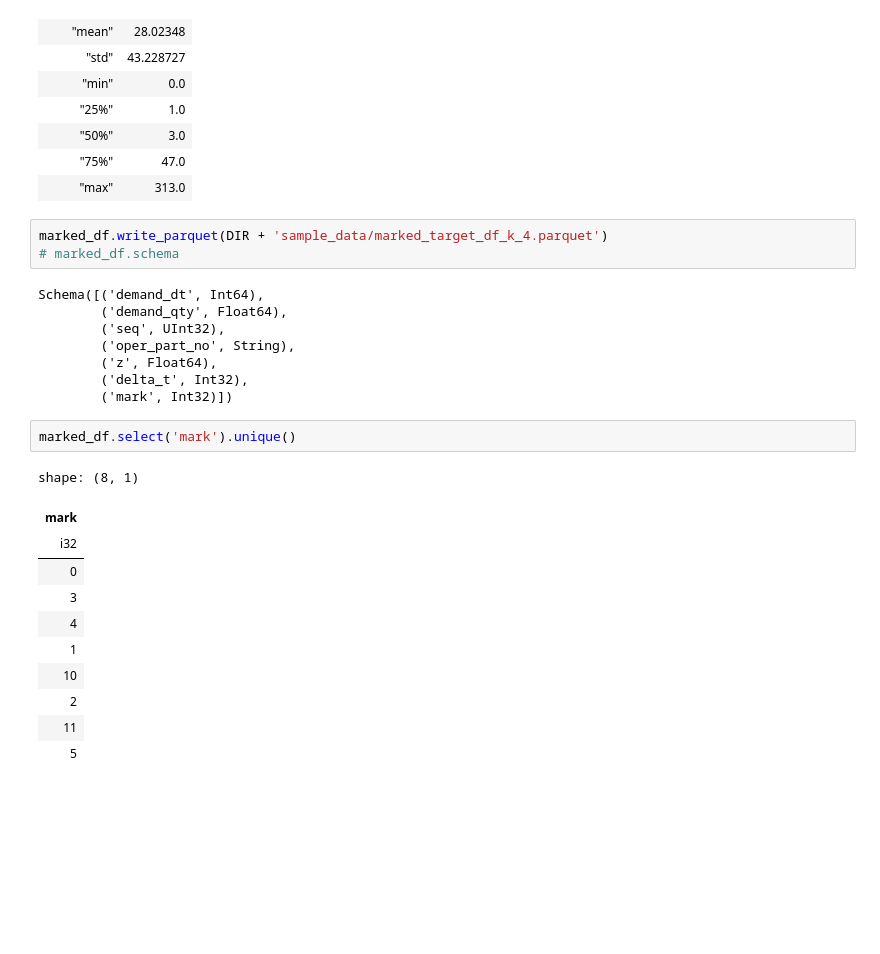
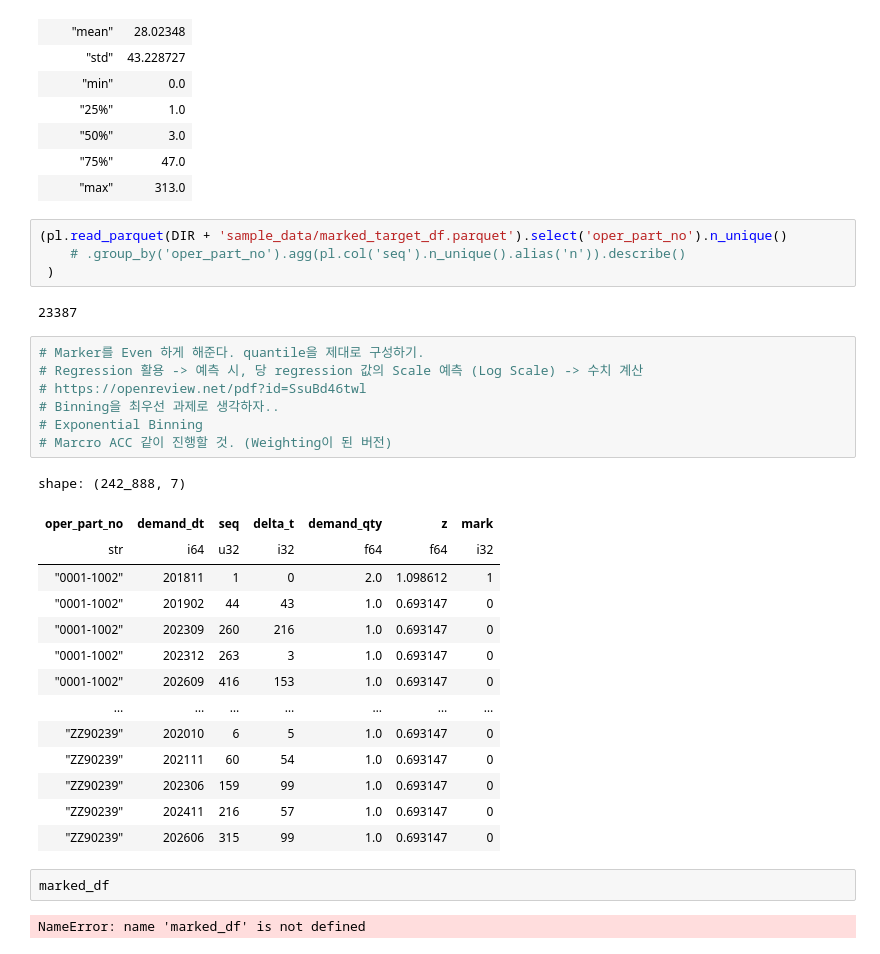
Before and after one commit to LeeKwanHyeong/paper_research, a Jupyter notebook: simple_lab_test/data_preprocess.ipynb, the cells around one changed output. Cells and saved outputs as stored; diff of their text form; blank space fills up the shorter version.

Commit message:
# HQ Data 적용

```diff
--- a/simple_lab_test/data_preprocess.ipynb
+++ b/simple_lab_test/data_preprocess.ipynb
@@ -276,27 +269,34 @@ shape: (9, 2)
 | "75%" | 47.0 |
 | "max" | 313.0 |
 # %%
-marked_df.write_parquet(DIR + 'sample_data/marked_target_df_k_4.parquet')
-# marked_df.schema
+(pl.read_parquet(DIR + 'sample_data/marked_target_df.parquet').select('oper_part_no').n_unique()
+    # .group_by('oper_part_no').agg(pl.col('seq').n_unique().alias('n')).describe()
+ )
 # %% [output]
-Schema([('demand_dt', Int64),
-        ('demand_qty', Float64),
-        ('seq', UInt32),
-        ('oper_part_no', String),
-        ('z', Float64),
-        ('delta_t', Int32),
-        ('mark', Int32)])
+23387
 # %%
-marked_df.select('mark').unique()
+# Marker를 Even 하게 해준다. quantile을 제대로 구성하기.
+# Regression 활용 -> 예측 시, 당 regression 값의 Scale 예측 (Log Scale) -> 수치 계산
+# https://openreview.net/pdf?id=SsuBd46twl
+# Binning을 최우선 과제로 생각하자..
+# Exponential Binning
+# Marcro ACC 같이 진행할 것. (Weighting이 된 버전)
 # %% [output]
-shape: (8, 1)
+shape: (242_888, 7)
-| mark |
-| i32 |
-| 0 |
-| 3 |
-| 4 |
-| 1 |
-| 10 |
-| 2 |
-| 11 |
-| 5 |
+| oper_part_no | demand_dt | seq | delta_t | demand_qty | z | mark |
+| str | i64 | u32 | i32 | f64 | f64 | i32 |
+| "0001-1002" | 201811 | 1 | 0 | 2.0 | 1.098612 | 1 |
+| "0001-1002" | 201902 | 44 | 43 | 1.0 | 0.693147 | 0 |
+| "0001-1002" | 202309 | 260 | 216 | 1.0 | 0.693147 | 0 |
+| "0001-1002" | 202312 | 263 | 3 | 1.0 | 0.693147 | 0 |
+| "0001-1002" | 202609 | 416 | 153 | 1.0 | 0.693147 | 0 |
+| … | … | … | … | … | … | … |
+| "ZZ90239" | 202010 | 6 | 5 | 1.0 | 0.693147 | 0 |
+| "ZZ90239" | 202111 | 60 | 54 | 1.0 | 0.693147 | 0 |
+| "ZZ90239" | 202306 | 159 | 99 | 1.0 | 0.693147 | 0 |
+| "ZZ90239" | 202411 | 216 | 57 | 1.0 | 0.693147 | 0 |
+| "ZZ90239" | 202606 | 315 | 99 | 1.0 | 0.693147 | 0 |
+# %%
+marked_df
+# %% [output]
+NameError: name 'marked_df' is not defined
```
Also changed, not shown: parts of 2 cells of this notebook.
